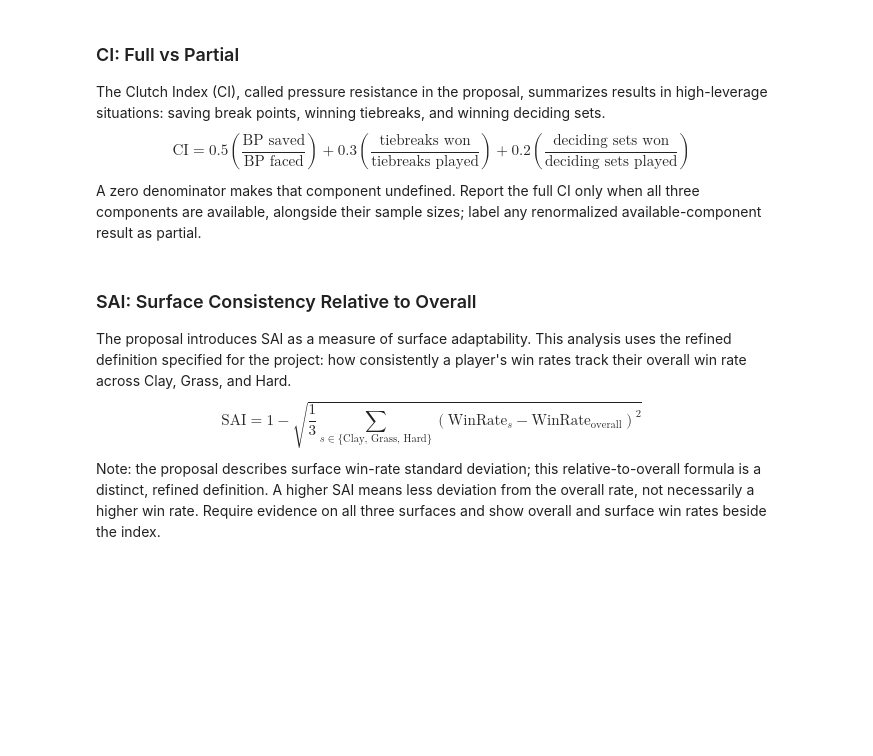
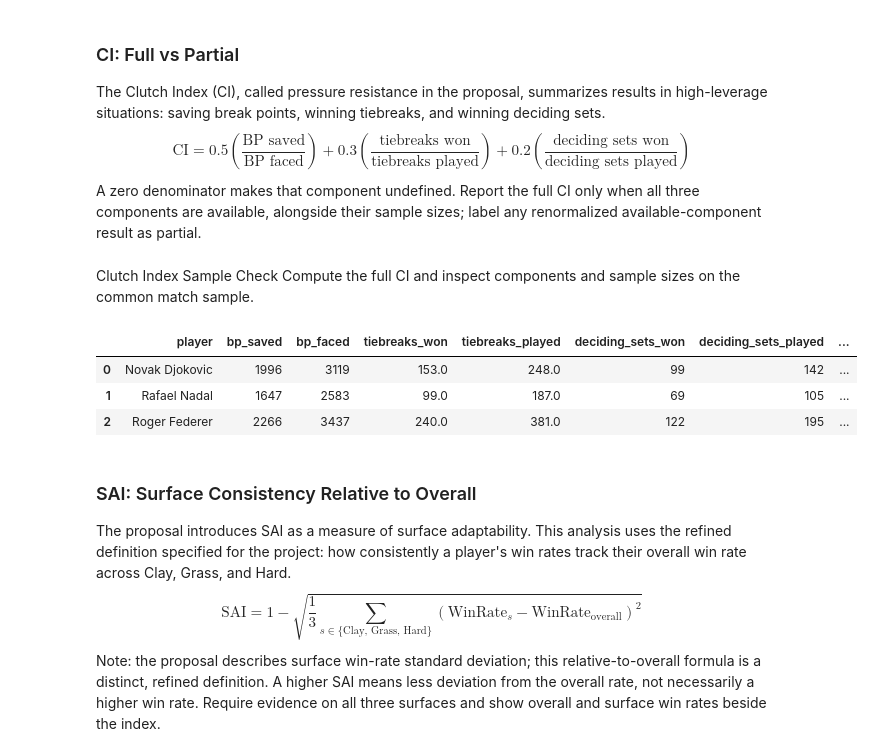
Before and after one commit to Vishal-Srikanth/TennisGOAT, a Jupyter notebook: goat.ipynb, the cells around one changed output. Saved outputs shown, nothing was run; the diff lists cells and outputs as text; code cells hidden in the pictures; blank space fills up the shorter version.

```diff
--- a/goat.ipynb
+++ b/goat.ipynb
@@ -352,7 +352,8 @@ def enrich_master_with_stats(master, raw_dataframes, big_three):
     for prefix, key_name in stats_sources.items():
         st = raw_dataframes[key_name].copy()
         if "row" in st.columns:
-            st = st[st["row"].astype(str).str.lower() == "total"]
+            target_row = "approach" if prefix == "net_points" else "total"
+            st = st[st["row"].astype(str).str.lower() == target_row]
         if "set" in st.columns:
             st = st[st["set"].astype(str).str.lower() == "total"]
         st = st[st["player"].isin(big_three)].copy()
@@ -614,6 +690,7 @@ def run_big_three_report(raw_dataframes):
 
     career_window = build_career_window(matches_big, big_three)
     kpi = build_kpi_table(master, career_window, surfaces)
+    serve_metrics = compute_serve_metrics(master)
     shot_overall, shot_by_surface, serve_place_overall, serve_place_by_surface, rally_proxy_surface = build_placement_and_rally_tables(master)
     h2h = build_h2h_tables(master, match_results)
 
@@ -628,6 +705,10 @@ def run_big_three_report(raw_dataframes):
         "shot_by_surface": shot_by_surface,
         "serve_place_overall": serve_place_overall,
         "serve_place_by_surface": serve_place_by_surface,
+        "serve_speed_by_surface": serve_metrics["serve_speed_by_surface"],
+        "serve_speed_overall": serve_metrics["serve_speed_overall"],
+        "serve_impact_overall": serve_metrics["serve_impact_overall"],
+        "serve_impact_by_surface": serve_metrics["serve_impact_by_surface"],
         "rally_proxy_surface": rally_proxy_surface,
     }
 # %% [markdown]
@@ -794,4 +1002,36 @@ def compute_clutch_index_components(raw_dataframes, master, big_three):
     return clutch
+# %% [markdown]
+Clutch Index Sample Check
+Compute the full CI and inspect components and sample sizes on the common match sample.
+# %%
+clutch_sample_check = compute_clutch_index_components(
+    raw_dataframes,
+    report_tables["master_player_match"],
+    BIG_THREE,
+ )
+display(
+    clutch_sample_check[
+        [
+            "player",
+            "bp_saved",
+            "bp_faced",
+            "tiebreaks_won",
+            "tiebreaks_played",
+            "deciding_sets_won",
+            "deciding_sets_played",
+            "clutch_index_full",
+            "clutch_index_partial_renorm",
+            "matches_in_master",
+            "matches_with_overview",
+            "match_sample_coverage",
+        ]
+    ]
+ )
+# %% [output]
+|  | player | bp_saved | bp_faced | tiebreaks_won | tiebreaks_played | deciding_sets_won | deciding_sets_played | ... |
+| 0 | Novak Djokovic | 1996 | 3119 | 153.0 | 248.0 | 99 | 142 | ... |
+| 1 | Rafael Nadal | 1647 | 2583 | 99.0 | 187.0 | 69 | 105 | ... |
+| 2 | Roger Federer | 2266 | 3437 | 240.0 | 381.0 | 122 | 195 | ... |
 # %% [markdown]
 ### SAI: Surface Consistency Relative to Overall
 The proposal introduces SAI as a measure of surface adaptability. This analysis uses the refined definition specified for the project: how consistently a player's win rates track their overall win rate across Clay, Grass, and Hard.
```
Also changed, not shown: parts of 24 cells of this notebook, 1 other file.
